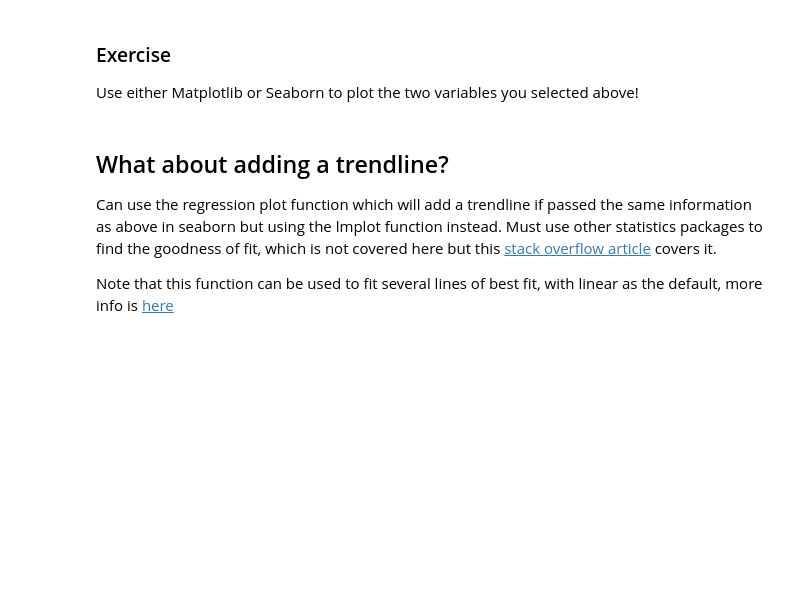
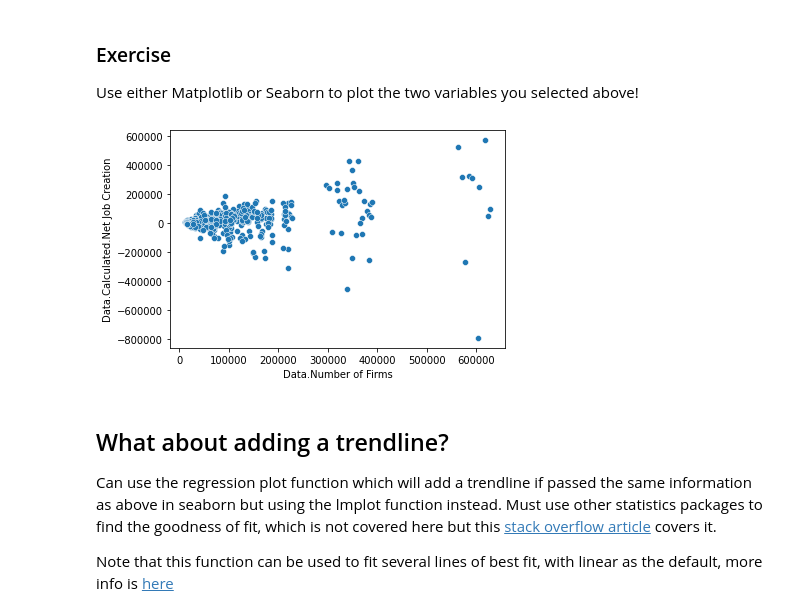
Before and after one commit to mjcarr458/CISC367DataScience, a Jupyter notebook: VisualizationWork/scatter_plots.ipynb, the cells around one changed output. Drawn from its saved outputs; the diff is of its cells as text; code cells hidden in the pictures; blank space fills up the shorter version.

```diff
--- a/VisualizationWork/scatter_plots.ipynb
+++ b/VisualizationWork/scatter_plots.ipynb
@@ -109,3 +109,9 @@ Use either Matplotlib or Seaborn to plot the two variables you selected above!
+# %%
+# Put code here:
+scatter = sns.scatterplot(data = df_specified_years, y = "Data.Calculated.Net Job Creation", x = "Data.Number of Firms")
+plt.show()
+# %% [output]
+[figure, added]
 # %% [markdown]
 ## What about adding a trendline?
 
```
Also changed, not shown: parts of 9 cells of this notebook, 4 other files.
